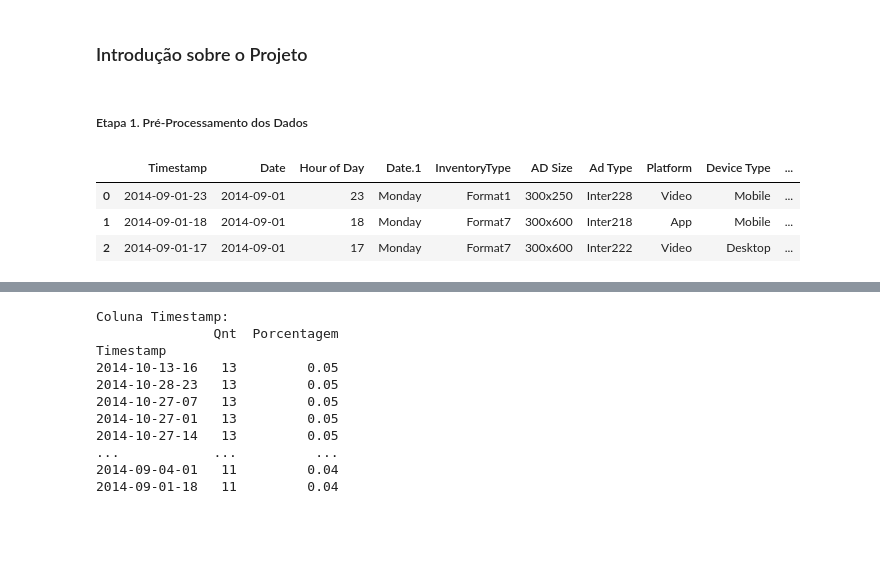
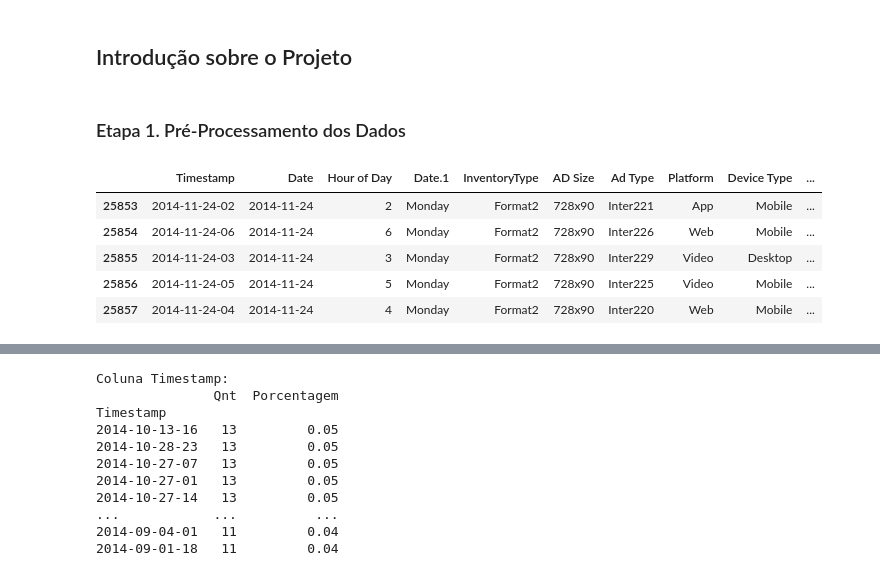
Before and after one commit to Sirius-146/projetoV_ifoodtech, a Jupyter notebook: projeto_ifoodtechV.ipynb, the cells around one changed output, grey strips where cells are left out. Cells and saved outputs as stored; diff of their text form; code cells hidden in the pictures; blank space fills up the shorter version.

```diff
--- a/projeto_ifoodtechV.ipynb
+++ b/projeto_ifoodtechV.ipynb
@@ -1,7 +1,7 @@
 # %% [markdown]
-### Introdução sobre o Projeto
+## Introdução sobre o Projeto
 # %% [markdown]
-##### Etapa 1. Pré-Processamento dos Dados
+### Etapa 1. Pré-Processamento dos Dados
 # %%
 #importando bibliotecas
 
@@ -16,14 +15,14 @@ import warnings
 warnings.filterwarnings("ignore", category=FutureWarning)
 # %%
 #lendo o arquivo excel
-
-df_1 = pd.read_excel(r'C:\Users\cesar\Downloads\ifoodtech_moduloV\projeto\Clean_Ads_Data.xlsx')
+df_1 = pd.read_excel(r'Clean_Ads_Data.xlsx')
 # %%
 #visualizando as três primeiras linhas
-
-df_1.head(3)
+df_1.tail()
 # %% [output]
 |  | Timestamp | Date | Hour of Day | Date.1 | InventoryType | AD Size | Ad Type | Platform | Device Type | ... |
-| 0 | 2014-09-01-23 | 2014-09-01 | 23 | Monday | Format1 | 300x250 | Inter228 | Video | Mobile | ... |
-| 1 | 2014-09-01-18 | 2014-09-01 | 18 | Monday | Format7 | 300x600 | Inter218 | App | Mobile | ... |
-| 2 | 2014-09-01-17 | 2014-09-01 | 17 | Monday | Format7 | 300x600 | Inter222 | Video | Desktop | ... |
+| 25853 | 2014-11-24-02 | 2014-11-24 | 2 | Monday | Format2 | 728x90 | Inter221 | App | Mobile | ... |
+| 25854 | 2014-11-24-06 | 2014-11-24 | 6 | Monday | Format2 | 728x90 | Inter226 | Web | Mobile | ... |
+| 25855 | 2014-11-24-03 | 2014-11-24 | 3 | Monday | Format2 | 728x90 | Inter229 | Video | Desktop | ... |
+| 25856 | 2014-11-24-05 | 2014-11-24 | 5 | Monday | Format2 | 728x90 | Inter225 | Video | Mobile | ... |
+| 25857 | 2014-11-24-04 | 2014-11-24 | 4 | Monday | Format2 | 728x90 | Inter220 | Web | Mobile | ... |
```
Also changed, not shown: parts of 13 cells of this notebook.
